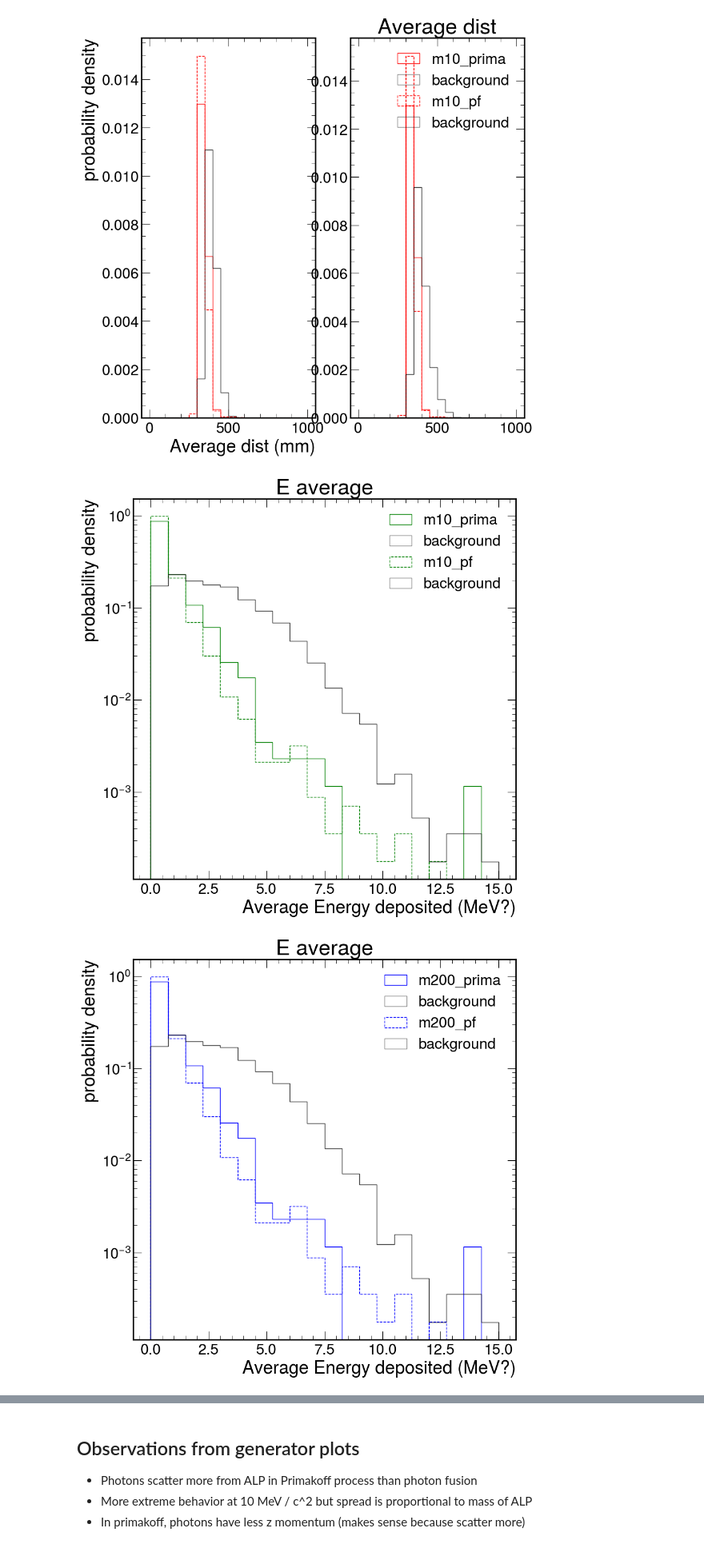
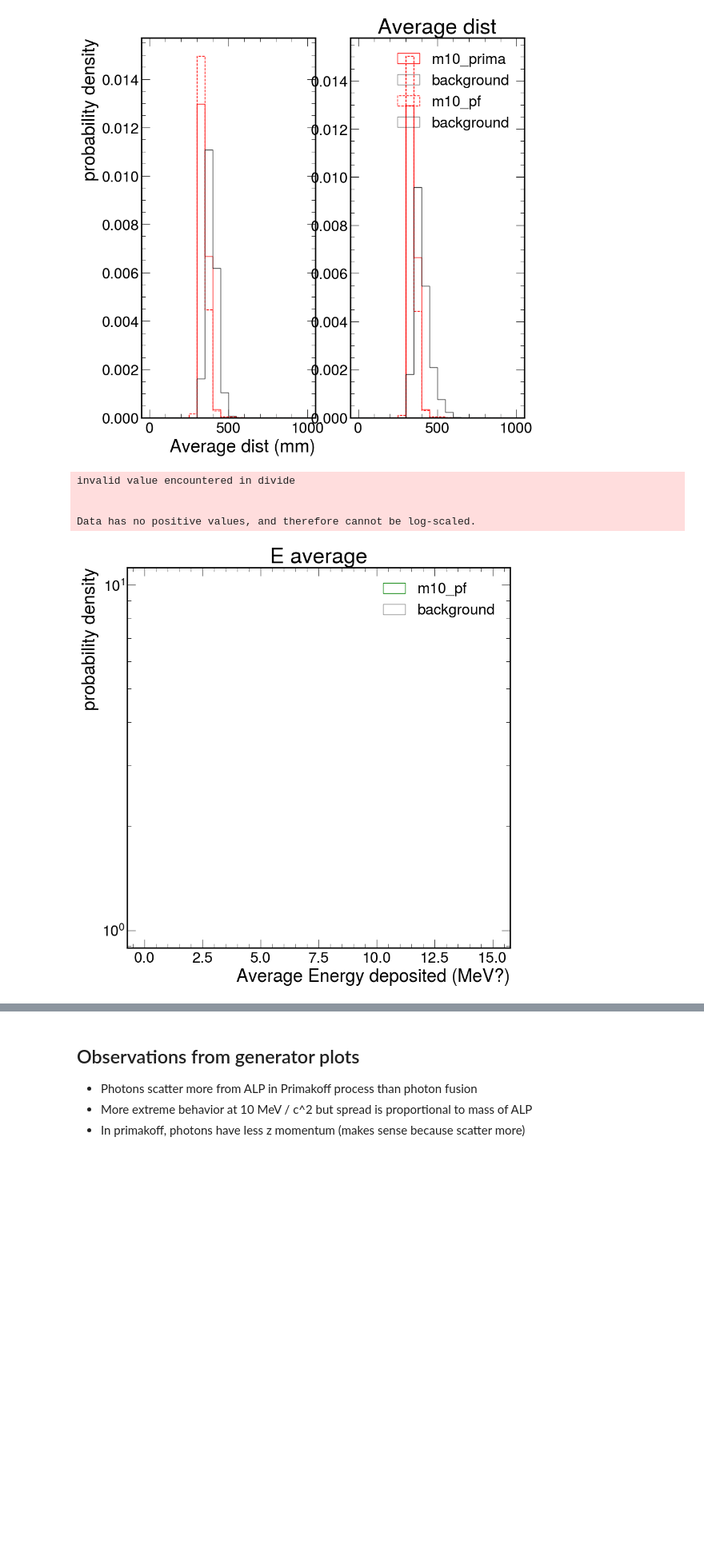
Before and after one commit to GnarlyYew/ldmx-alp-study, a Jupyter notebook: configs/analyzingroot.ipynb, the cells around one changed output, grey strips where cells are left out. Shown at 80% size. Saved outputs shown, nothing was run; the diff lists cells and outputs as text; code cells hidden in the pictures; blank space fills up the shorter version.

```diff
--- a/configs/analyzingroot.ipynb
+++ b/configs/analyzingroot.ipynb
@@ -16,8 +16,7 @@ import plotly.graph_objects as go
 # %% [markdown]
 ## Reconstruction efficiency
 # %%
-with uproot.open(f'ALP_mall_PN_ntuple.root') as f:
+with uproot.open(f'ALP_m__PN_ntuple.root') as f:
     events = f['Features'].arrays(library='pd')
-
 events
 # %% [output]
@@ -364,10 +363,10 @@ NameError: name 'pz' is not defined
 # %% [markdown]
 ## Histograms with BKGD
 # %%
-with uproot.open(f'ALP_mall_PN_ntuple_ecal.root') as f:
+with uproot.open(f'ALP_mall_PN_ntuple.root') as f:
     bkgd = f['Features'].arrays()
 
-
+processes = ['pf','prima']
 masses = [10, 200, 500]
 styles = ["solid", 'dashed']
 colors = ["green", "blue", "red"]
@@ -377,21 +376,21 @@ for j, mass in enumerate(masses):
 
     for i, process in enumerate(processes):
 
-        with uproot.open(f'ALP_m{mass}_{process}_ntuple_ecal.root') as f:
+        with uproot.open(f'ALP_m{mass}_{process}_ntuple.root') as f:
             events = f['Features'].arrays()
         plt.title("Number of hits")
-        n, bins, patches = ax.hist(events['NHits'],
+        n, bins, patches = ax.hist(events['e_NHits'],
                                    histtype = 'step',
-                                   bins=15,
+                                   bins=100,
                                    range=(0,50),
                                    density=True,
                                    linestyle = styles[i],
                                    color = colors[j],
                                    alpha=1,
                                    label=f'm{mass}_{process}')
-    n, bins, patches = ax.hist(bkgd['NHits'],
+    n, bins, patches = ax.hist(bkgd['e_NHits'],
                                 histtype = 'step',
-                                bins=15,
+                                bins=100,
                                 range=(0,50),
                                 density=True,
                                 linestyle = 'solid',
@@ -455,7 +454,7 @@ for j, mass in enumerate(masses):
         with uproot.open(f'ALP_m{mass}_{process}_ntuple.root') as f:
             events = f['Features'].arrays()
         plt.title("ZWidth")
-        n, bins, patches = ax.hist(events['ZWidth'],
+        n, bins, patches = ax.hist(events['e_ZWidth'],
                                    histtype = 'step',
                                    density=True,
                                    bins=20,
@@ -463,7 +462,7 @@ for j, mass in enumerate(masses):
                                    linestyle = styles[i],
                                    color = colors[j],
                                    label=f'm{mass}_{process}')
-    n, bins, patches = ax.hist(bkgd['ZWidth'],
+    n, bins, patches = ax.hist(bkgd['e_ZWidth'],
                                 histtype = 'step',
                                 bins=20,
                                 range=(0,500),
@@ -582,35 +581,40 @@ for i, process in enumerate(processes):
 # %%
 styles = ["solid", 'dashed']
 colors = ["green", "blue", "red"]
+processes = ['pf']
+masses = [10]
 for j, mass in enumerate(masses):
     fig, ax = plt.subplots(1, 1)
     for i, process in enumerate(processes):
 
-        with uproot.open(f'ALP_m10_{process}_ntuple.root') as f:
+        with uproot.open(f'ALP_m10_{process}_ntuple_ecal.root') as f:
             events = f['Features'].arrays()
         plt.title("E average")
         n, bins, patches = ax.hist(events['Eav'],
                                    histtype = 'step',
                                    density=True,
                                    bins=20,
                                    range=(0,15),
                                    linestyle = styles[i],
                                    color = colors[j],
                                    label=f'm{mass}_{process}')
         n, bins, patches = ax.hist(bkgd['Eav'],
                                     histtype = 'step',
                                     bins=20,
                                     range=(0,15),
                                     density=True,
                                     linestyle = 'solid',
                                     color = 'black',
                                     alpha=0.5,
                                     label='background')
 
     plt.legend()
     ax.set_yscale('log')
     ax.set_ylabel('probability density')
     ax.set_xlabel('Average Energy deposited (MeV?)')
 # %% [output]
+invalid value encountered in divide
+
+
+Data has no positive values, and therefore cannot be log-scaled.
-[figure, old version]
+[figure, new version]
-[figure, removed]
```
Also changed, not shown: parts of 5 cells of this notebook, 47 other files.
